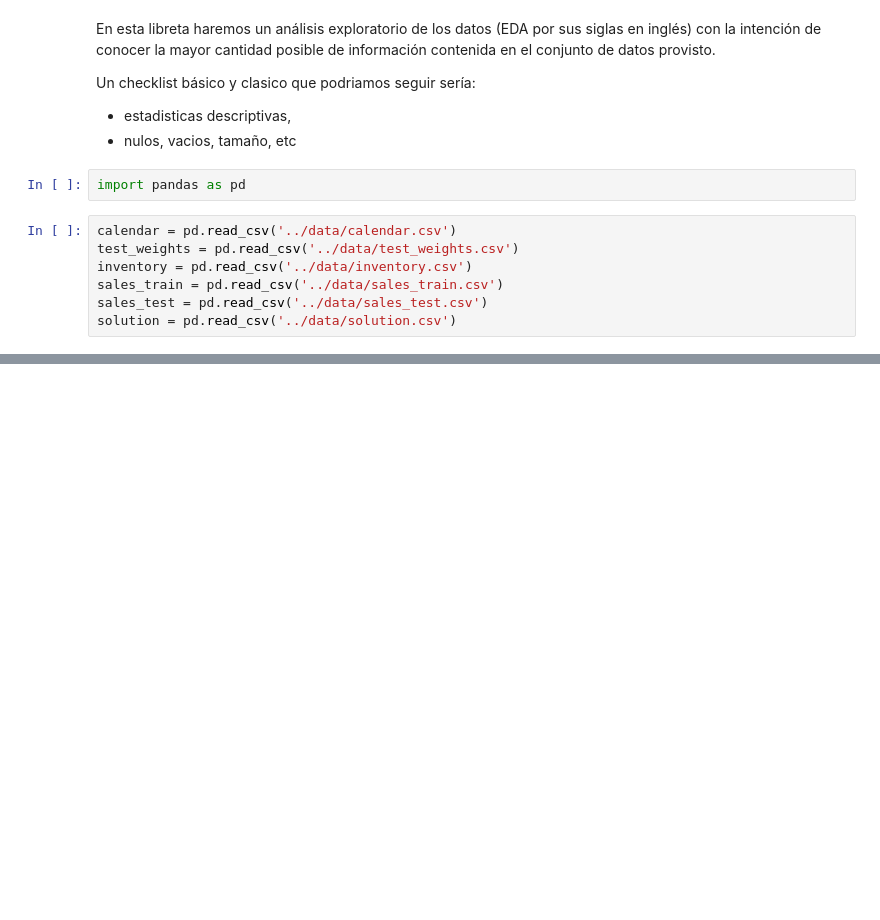
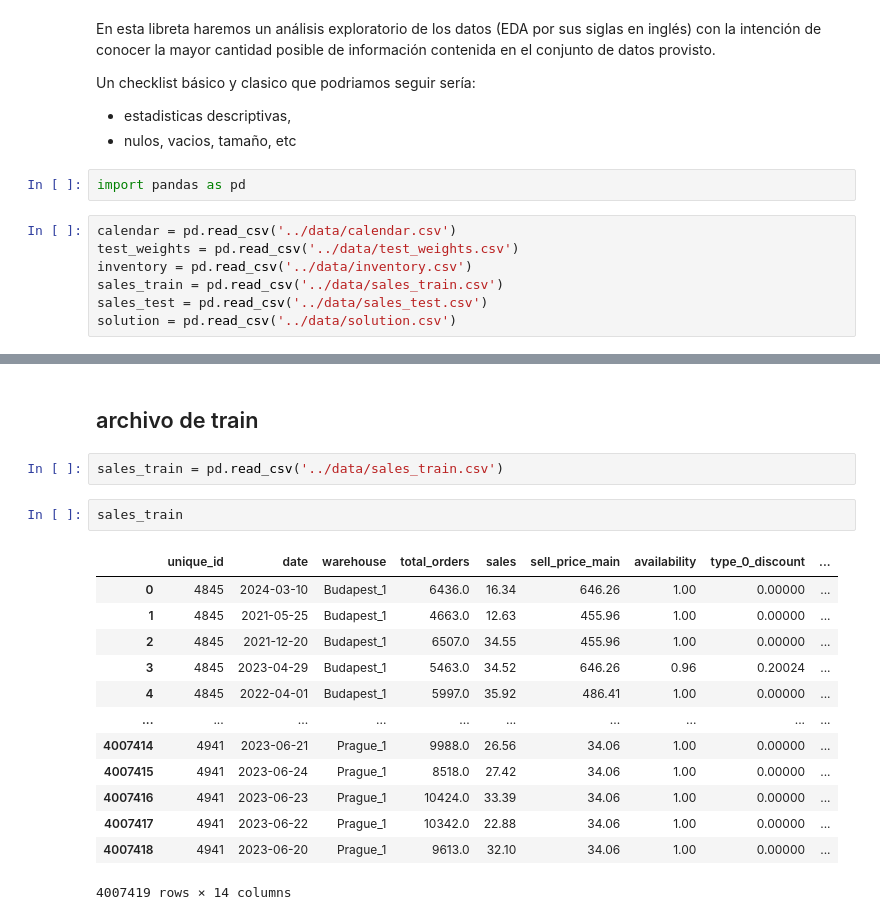
Before and after one commit to Maxkaizo/retail, a Jupyter notebook: lab/eda.ipynb, the cells around one changed output, grey strips where cells are left out. Saved outputs shown, nothing was run; the diff lists cells and outputs as text; blank space fills up the shorter version.

```diff
--- a/lab/eda.ipynb
+++ b/lab/eda.ipynb
@@ -25,0 +289,20 @@ calendar.head()
+# %% [markdown]
+## archivo de train
+# %%
+sales_train = pd.read_csv('../data/sales_train.csv')
+# %%
+sales_train
+# %% [output]
+|  | unique_id | date | warehouse | total_orders | sales | sell_price_main | availability | type_0_discount | ... |
+| 0 | 4845 | 2024-03-10 | Budapest_1 | 6436.0 | 16.34 | 646.26 | 1.00 | 0.00000 | ... |
+| 1 | 4845 | 2021-05-25 | Budapest_1 | 4663.0 | 12.63 | 455.96 | 1.00 | 0.00000 | ... |
+| 2 | 4845 | 2021-12-20 | Budapest_1 | 6507.0 | 34.55 | 455.96 | 1.00 | 0.00000 | ... |
+| 3 | 4845 | 2023-04-29 | Budapest_1 | 5463.0 | 34.52 | 646.26 | 0.96 | 0.20024 | ... |
+| 4 | 4845 | 2022-04-01 | Budapest_1 | 5997.0 | 35.92 | 486.41 | 1.00 | 0.00000 | ... |
+| ... | ... | ... | ... | ... | ... | ... | ... | ... | ... |
+| 4007414 | 4941 | 2023-06-21 | Prague_1 | 9988.0 | 26.56 | 34.06 | 1.00 | 0.00000 | ... |
+| 4007415 | 4941 | 2023-06-24 | Prague_1 | 8518.0 | 27.42 | 34.06 | 1.00 | 0.00000 | ... |
+| 4007416 | 4941 | 2023-06-23 | Prague_1 | 10424.0 | 33.39 | 34.06 | 1.00 | 0.00000 | ... |
+| 4007417 | 4941 | 2023-06-22 | Prague_1 | 10342.0 | 22.88 | 34.06 | 1.00 | 0.00000 | ... |
+| 4007418 | 4941 | 2023-06-20 | Prague_1 | 9613.0 | 32.10 | 34.06 | 1.00 | 0.00000 | ... |
+4007419 rows × 14 columns
```
Also changed, not shown: parts of 24 cells of this notebook, 1 other file.
